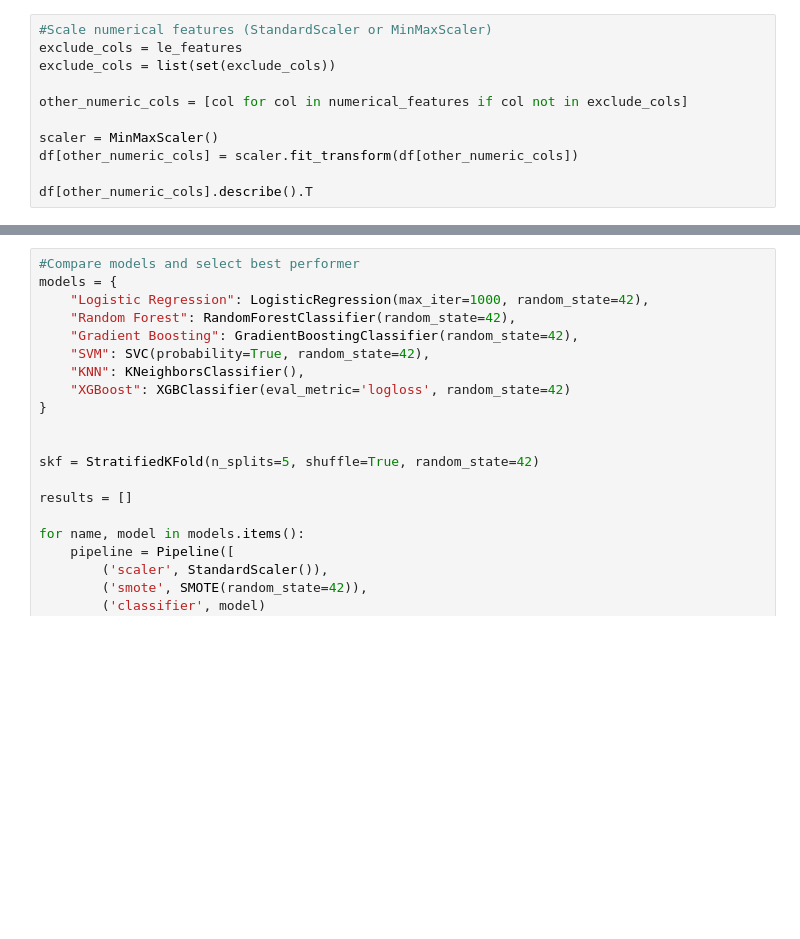
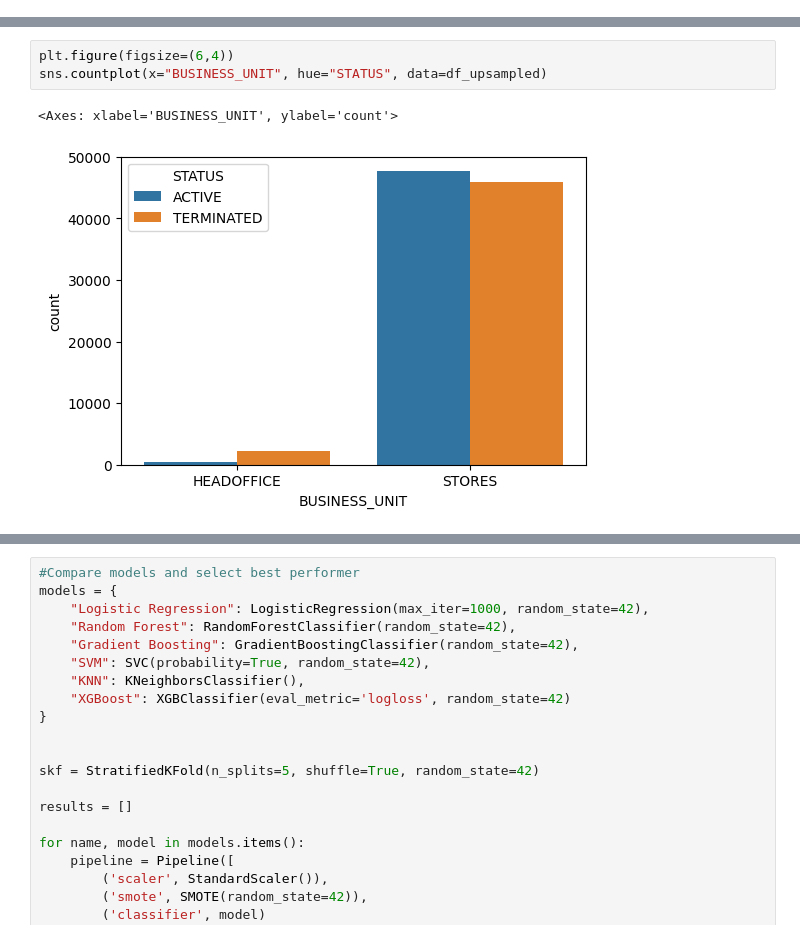
Before and after one commit to Himakar06/Employee_Attrition, a Jupyter notebook: notebooks/Employee_Attrition.ipynb, the cells around one changed output, grey strips where cells are left out. Drawn from its saved outputs; the diff is of its cells as text; blank space fills up the shorter version.

```diff
--- a/notebooks/Employee_Attrition.ipynb
+++ b/notebooks/Employee_Attrition.ipynb
@@ -144,11 +40,0 @@ df['IsYoung'] = (df['Age']<30).astype(int)
-# %%
-#Scale numerical features (StandardScaler or MinMaxScaler)
-exclude_cols = le_features
-exclude_cols = list(set(exclude_cols))
-
-other_numeric_cols = [col for col in numerical_features if col not in exclude_cols]
-
-scaler = MinMaxScaler()
-df[other_numeric_cols] = scaler.fit_transform(df[other_numeric_cols])
-
-df[other_numeric_cols].describe().T
@@ -161,0 +248,6 @@ y = df['Attrition']
+# %%
+plt.figure(figsize=(6,4))
+sns.countplot(x="BUSINESS_UNIT", hue="STATUS", data=df_upsampled)
+# %% [output]
+<Axes: xlabel='BUSINESS_UNIT', ylabel='count'>
+[figure, added]
```
Also changed, not shown: parts of 49 cells of this notebook.
